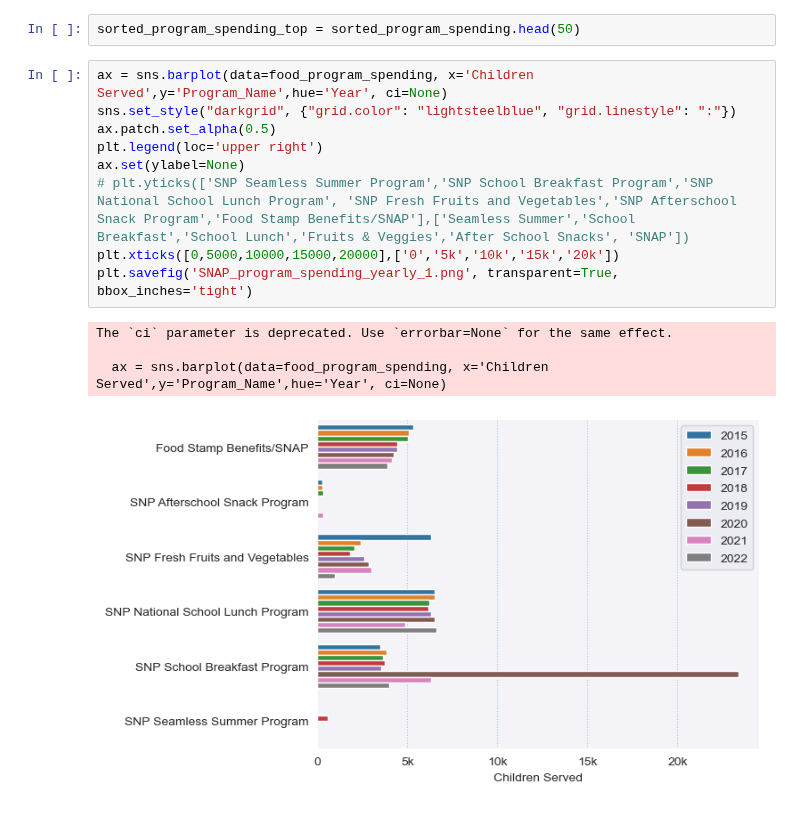
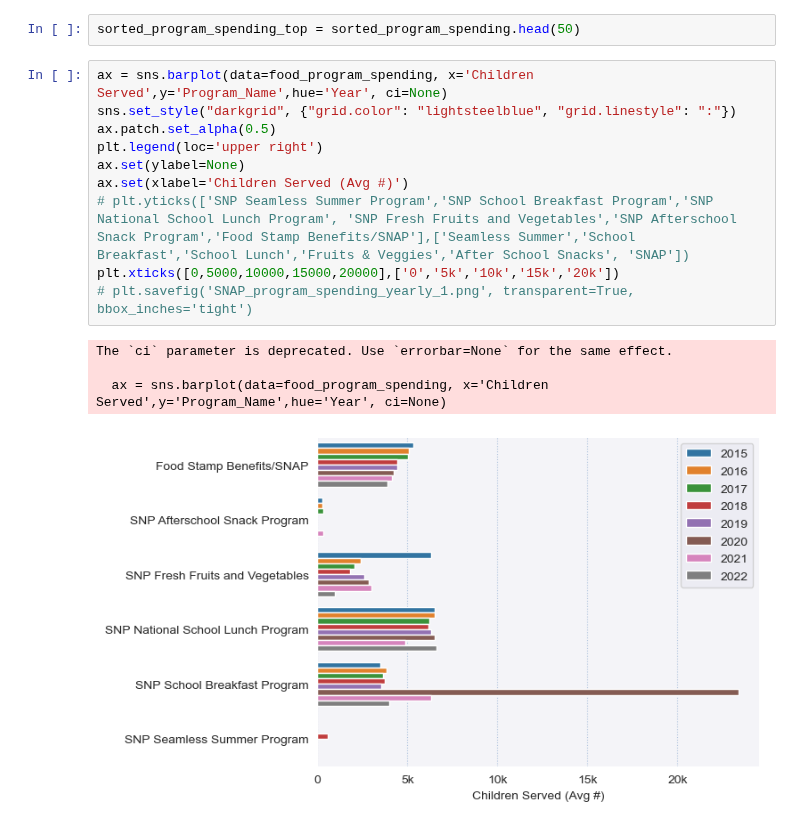
Before and after one commit to marthahunter/food-access, a Jupyter notebook: notebooks/10_childrens_programs.ipynb, the cells around one changed output. Saved outputs shown, nothing was run; the diff lists cells and outputs as text.

```diff
--- a/notebooks/10_childrens_programs.ipynb
+++ b/notebooks/10_childrens_programs.ipynb
@@ -155,14 +149,15 @@ sorted_program_spending_top = sorted_program_spending.head(50)
 # %%
 ax = sns.barplot(data=food_program_spending, x='Children Served',y='Program_Name',hue='Year', ci=None)
 sns.set_style("darkgrid", {"grid.color": "lightsteelblue", "grid.linestyle": ":"})
 ax.patch.set_alpha(0.5)
 plt.legend(loc='upper right')
 ax.set(ylabel=None)
+ax.set(xlabel='Children Served (Avg #)')
 # plt.yticks(['SNP Seamless Summer Program','SNP School Breakfast Program','SNP National School Lunch Program', 'SNP Fresh Fruits and Vegetables','SNP Afterschool Snack Program','Food Stamp Benefits/SNAP'],['Seamless Summer','School Breakfast','School Lunch','Fruits & Veggies','After School Snacks', 'SNAP'])
 plt.xticks([0,5000,10000,15000,20000],['0','5k','10k','15k','20k'])
-plt.savefig('SNAP_program_spending_yearly_1.png', transparent=True,  bbox_inches='tight')
+# plt.savefig('SNAP_program_spending_yearly_1.png', transparent=True,  bbox_inches='tight')
 # %% [output]
 The `ci` parameter is deprecated. Use `errorbar=None` for the same effect.
 
   ax = sns.barplot(data=food_program_spending, x='Children Served',y='Program_Name',hue='Year', ci=None)
-[figure, old version]
+[figure, new version]
```
Also changed, not shown: parts of 6 cells of this notebook, 14 other files.
